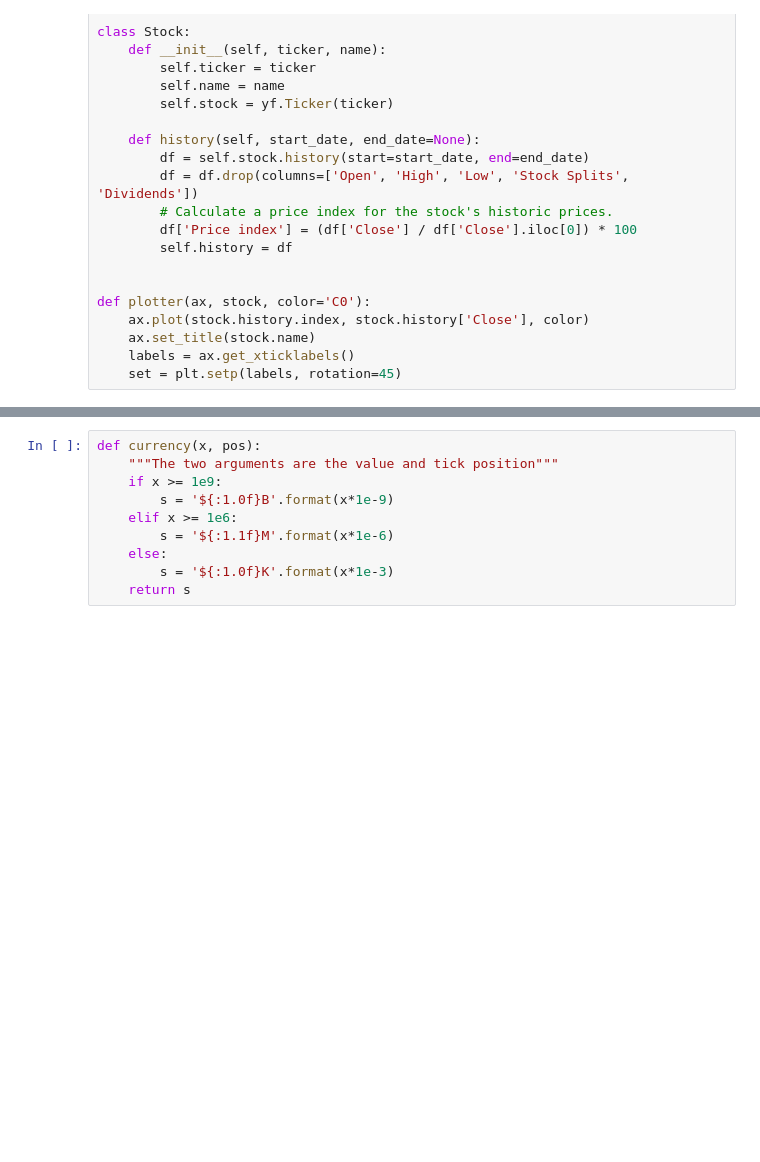
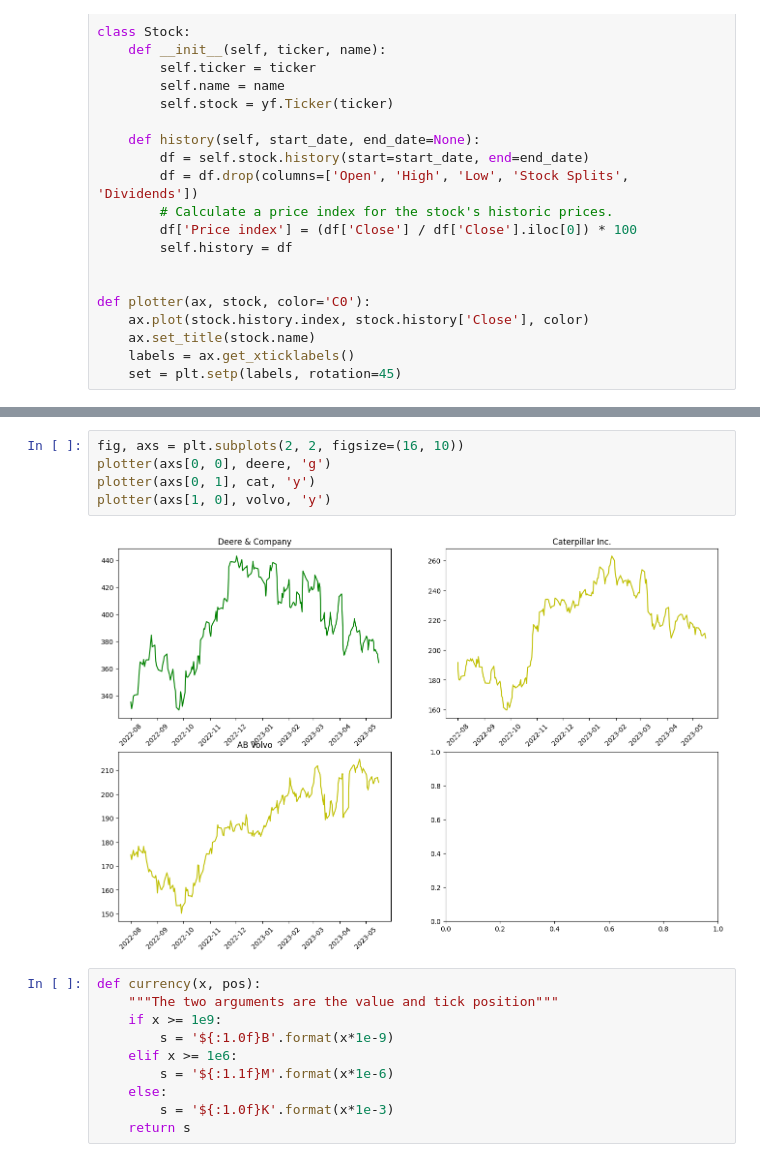
Before and after one commit to Intellilex/Finance, a Jupyter notebook: Yahoo.ipynb, the cells around one changed output, grey strips where cells are left out. Saved outputs shown, nothing was run; the diff lists cells and outputs as text; blank space fills up the shorter version.

```diff
--- a/Yahoo.ipynb
+++ b/Yahoo.ipynb
@@ -53,3 +50,10 @@ plotter(axs[1, 2], volvo, 'y')
+# %%
+fig, axs = plt.subplots(2, 2, figsize=(16, 10))
+plotter(axs[0, 0], deere, 'g')
+plotter(axs[0, 1], cat, 'y')
+plotter(axs[1, 0], volvo, 'y')
+# %% [output]
+[figure, added]
 # %%
 def currency(x, pos):
     """The two arguments are the value and tick position"""
```
Also changed, not shown: parts of 5 cells of this notebook, 3 other files.
